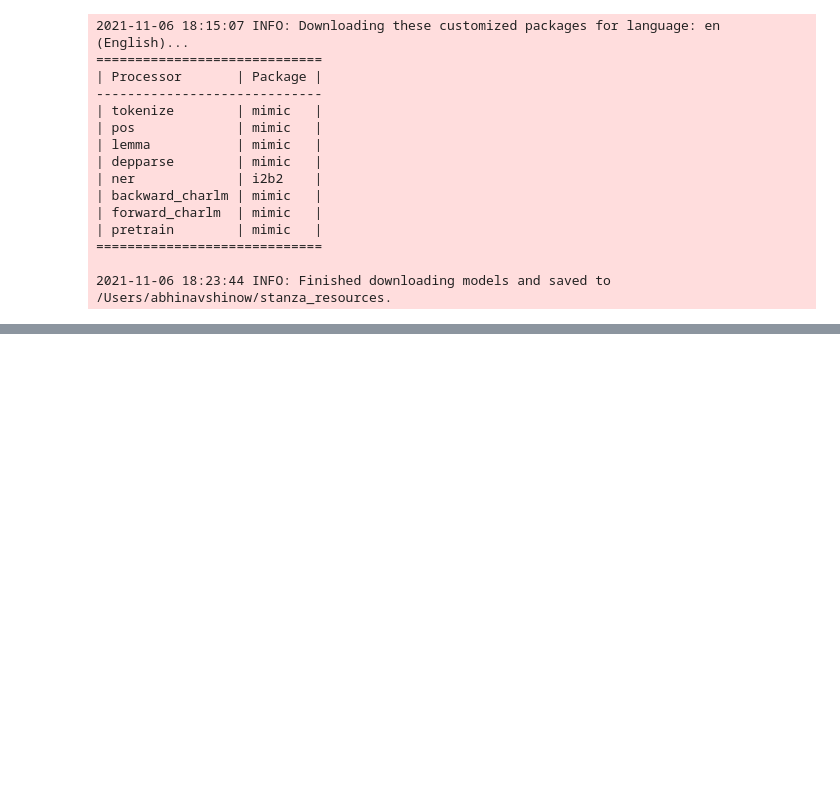
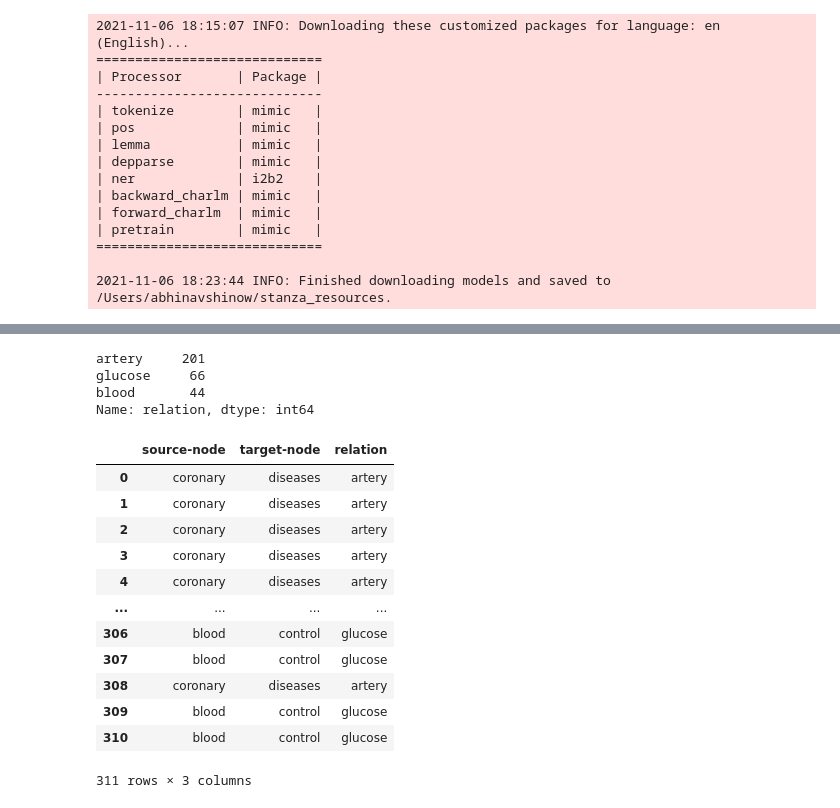
Before and after one commit to alphabeta2206/KG-Genaration-from-Biomedical-Text-Using-NER, a Jupyter notebook: Models/Stanza.ipynb, the cells around one changed output, grey strips where cells are left out. Drawn from its saved outputs; the diff is of its cells as text; code cells hidden in the pictures; blank space fills up the shorter version.

```diff
--- a/Models/Stanza.ipynb
+++ b/Models/Stanza.ipynb
@@ -141,0 +158,23 @@ texts
+# %%
+df['relation'].value_counts()[:50]
+# %% [output]
+artery     201
+glucose     66
+blood       44
+Name: relation, dtype: int64
+# %%
+df
+# %% [output]
+|  | source-node | target-node | relation |
+| 0 | coronary | diseases | artery |
+| 1 | coronary | diseases | artery |
+| 2 | coronary | diseases | artery |
+| 3 | coronary | diseases | artery |
+| 4 | coronary | diseases | artery |
+| ... | ... | ... | ... |
+| 306 | blood | control | glucose |
+| 307 | blood | control | glucose |
+| 308 | coronary | diseases | artery |
+| 309 | blood | control | glucose |
+| 310 | blood | control | glucose |
+311 rows × 3 columns
```
Also changed, not shown: parts of 12 cells of this notebook, 1 other file.
